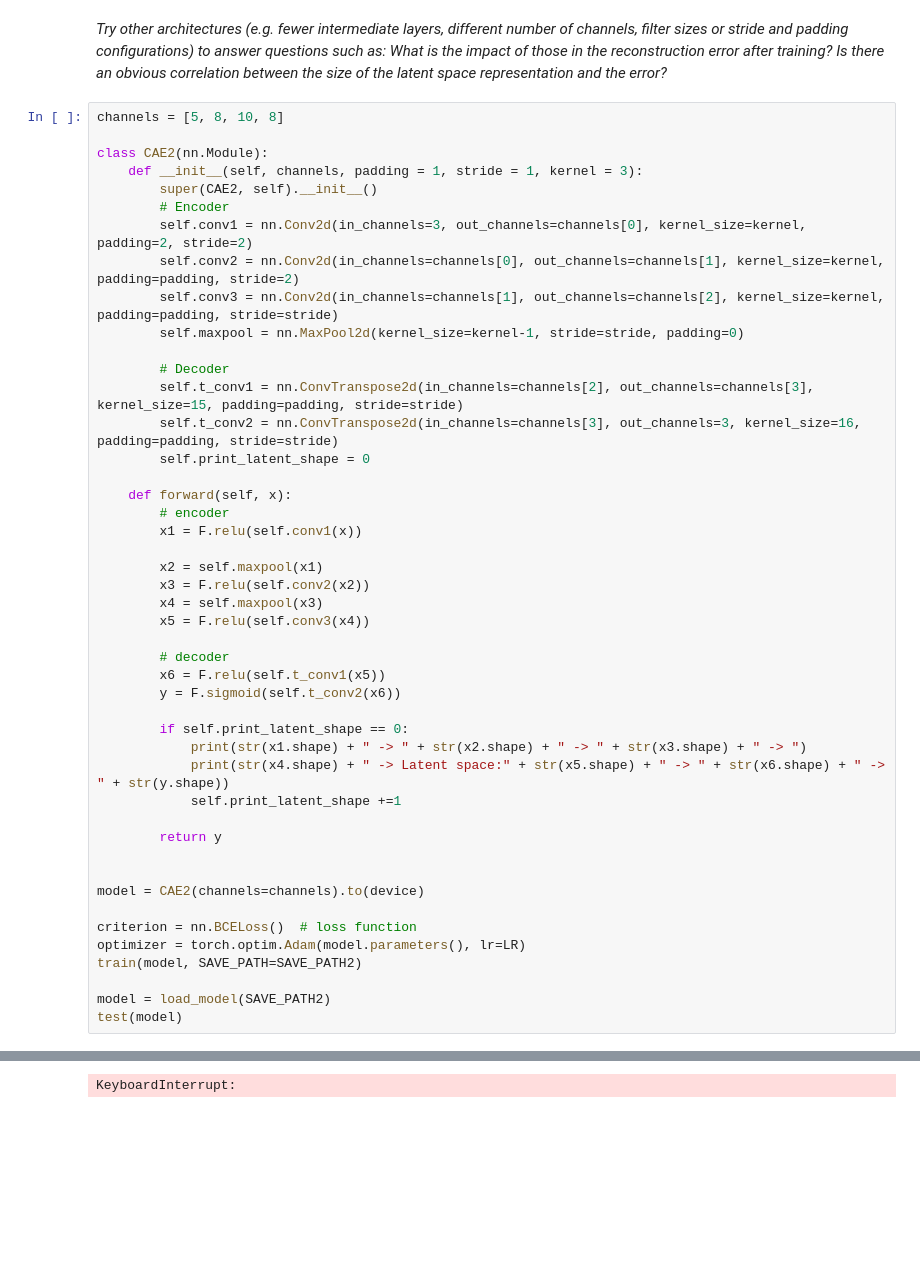
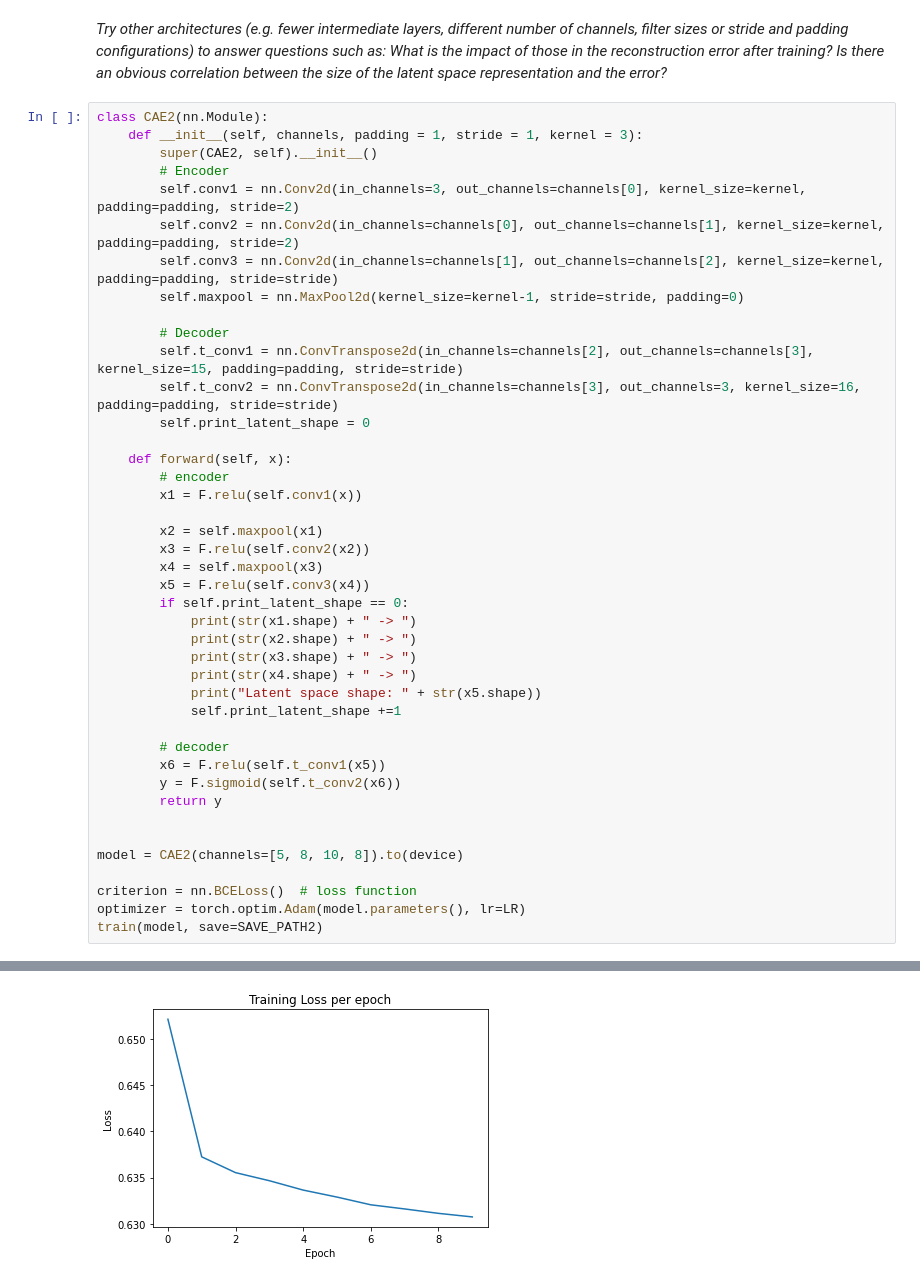
Before and after one commit to serginogues/convolutional_autoencoder, a Jupyter notebook: autoencoder.ipynb, the cells around one changed output, grey strips where cells are left out. Drawn from its saved outputs; the diff is of its cells as text; blank space fills up the shorter version.

```diff
--- a/autoencoder.ipynb
+++ b/autoencoder.ipynb
@@ -271,13 +274,11 @@ _Try other architectures (e.g. fewer intermediate layers, different number of ch
 padding configurations) to answer questions such as: What is the impact of those in the reconstruction error
 after training? Is there an obvious correlation between the size of the latent space representation and the error?_
 # %%
-channels = [5, 8, 10, 8]
-
 class CAE2(nn.Module):
     def __init__(self, channels, padding = 1, stride = 1, kernel = 3):
         super(CAE2, self).__init__()
         # Encoder
-        self.conv1 = nn.Conv2d(in_channels=3, out_channels=channels[0], kernel_size=kernel, padding=2, stride=2)
+        self.conv1 = nn.Conv2d(in_channels=3, out_channels=channels[0], kernel_size=kernel, padding=padding, stride=2)
         self.conv2 = nn.Conv2d(in_channels=channels[0], out_channels=channels[1], kernel_size=kernel, padding=padding, stride=2)
         self.conv3 = nn.Conv2d(in_channels=channels[1], out_channels=channels[2], kernel_size=kernel, padding=padding, stride=stride)
         self.maxpool = nn.MaxPool2d(kernel_size=kernel-1, stride=stride, padding=0)
@@ -295,25 +296,23 @@ class CAE2(nn.Module):
         x3 = F.relu(self.conv2(x2))
         x4 = self.maxpool(x3)
         x5 = F.relu(self.conv3(x4))
+        if self.print_latent_shape == 0:
+            print(str(x1.shape) + " -> ")
+            print(str(x2.shape) + " -> ")
+            print(str(x3.shape) + " -> ")
+            print(str(x4.shape) + " -> ")
+            print("Latent space shape: " + str(x5.shape))
+            self.print_latent_shape +=1
 
         # decoder
         x6 = F.relu(self.t_conv1(x5))
         y = F.sigmoid(self.t_conv2(x6))
-
-        if self.print_latent_shape == 0:
-            print(str(x1.shape) + " -> " + str(x2.shape) + " -> " + str(x3.shape) + " -> ")
-            print(str(x4.shape) + " -> Latent space:" + str(x5.shape) + " -> " + str(x6.shape) + " -> " + str(y.shape))
-            self.print_latent_shape +=1
-
         return y
 
 
-model = CAE2(channels=channels).to(device)
+model = CAE2(channels=[5, 8, 10, 8]).to(device)
 
 criterion = nn.BCELoss()  # loss function
 optimizer = torch.optim.Adam(model.parameters(), lr=LR)
-train(model, SAVE_PATH=SAVE_PATH2)
-
-model = load_model(SAVE_PATH2)
-test(model)
+train(model, save=SAVE_PATH2)
 # %% [output]
@@ -327,2 +335,2 @@ Epoch 4, Loss = 0.691991855807744
-KeyboardInterrupt:
+[figure, added]
 # %%
```
Also changed, not shown: parts of 22 cells of this notebook.
